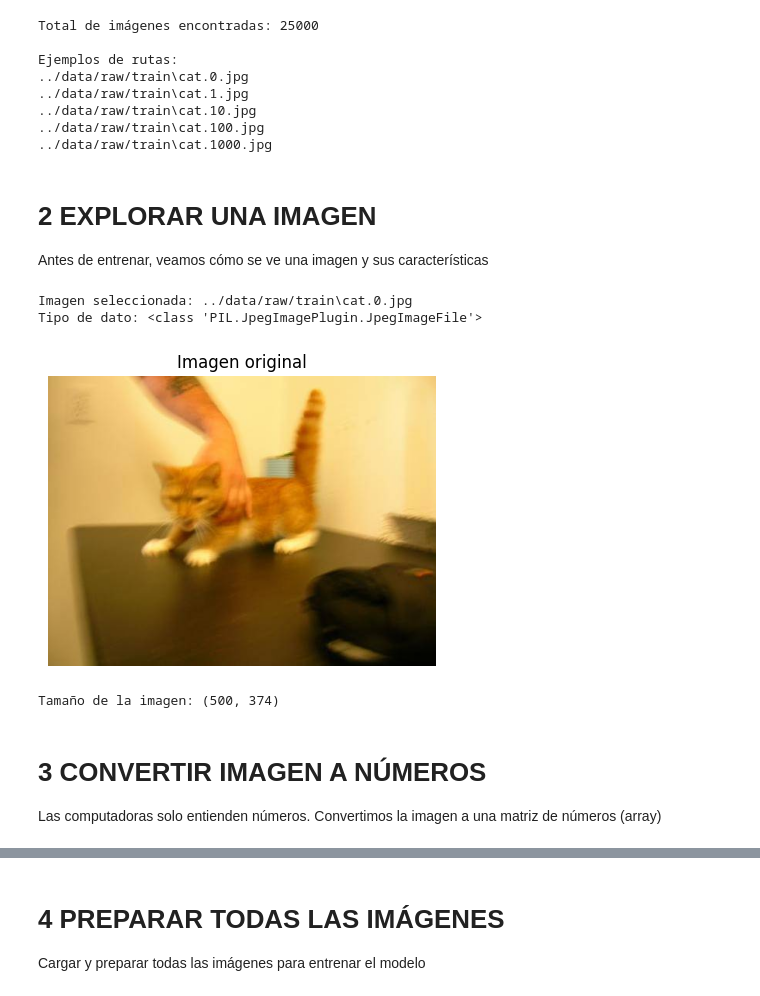
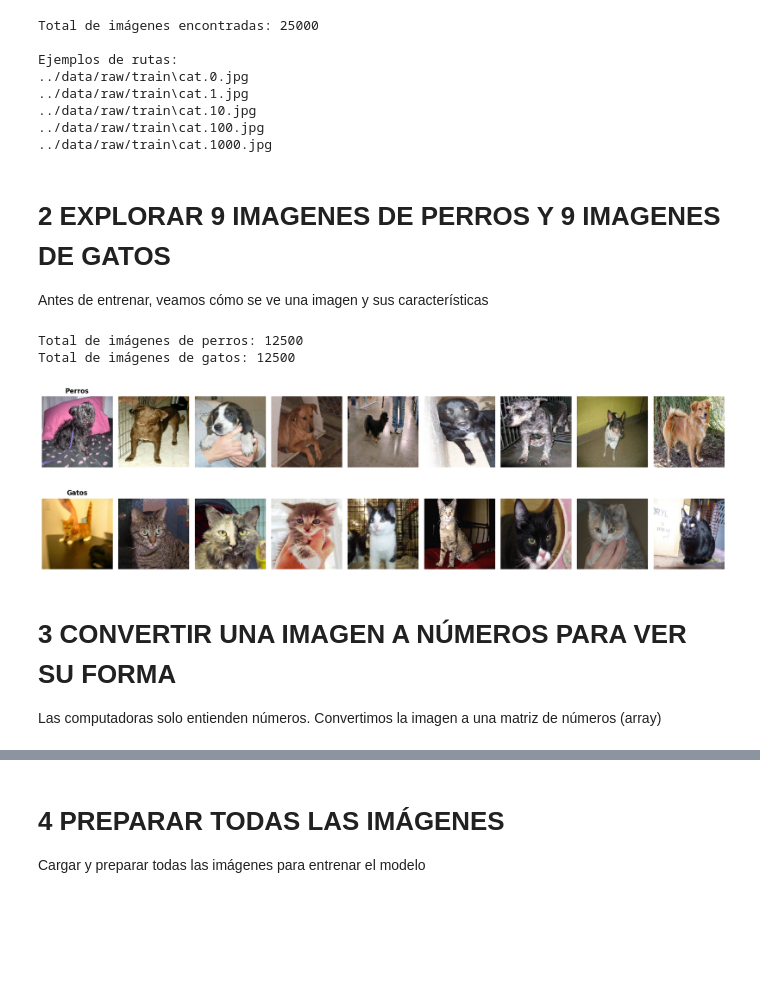
Before and after one commit to 4GeeksAcademy/cathycaz-intro-ml, a Jupyter notebook: src/11-image-classifier.ipynb, the cells around one changed output, grey strips where cells are left out. Drawn from its saved outputs; the diff is of its cells as text; code cells hidden in the pictures; blank space fills up the shorter version.

```diff
--- a/src/11-image-classifier.ipynb
+++ b/src/11-image-classifier.ipynb
@@ -35,28 +35,15 @@ Ejemplos de rutas:
 ../data/raw/train\cat.100.jpg
 ../data/raw/train\cat.1000.jpg
 # %% [markdown]
-# 2 EXPLORAR UNA IMAGEN
+# 2 EXPLORAR 9 IMAGENES DE PERROS Y 9 IMAGENES DE GATOS
 Antes de entrenar, veamos cómo se ve una imagen y sus características
-# %%
-# Cargar UNA imagen de ejemplo
-img_path = image_paths[0]  # Tomamos la primera imagen
-print(f"Imagen seleccionada: {img_path}")
-
-# Cargar la imagen
-img = image.load_img(img_path)  # Carga la imagen
-print(f"Tipo de dato: {type(img)}")
-
-# Mostrar la imagen
-plt.figure(figsize=(5, 5))
-plt.imshow(img)
-plt.title("Imagen original")
-plt.axis('off')  # Quita los ejes
-plt.show()
-
-# Ver las dimensiones (tamaño) de la imagen
-print(f"Tamaño de la imagen: {img.size}")  # (ancho, alto)
-# %% [output]
-Imagen seleccionada: ../data/raw/train\cat.0.jpg
-Tipo de dato: <class 'PIL.JpegImagePlugin.JpegImageFile'>
-[figure, removed]
-Tamaño de la imagen: (500, 374)
+# %%
+# Separar imágenes de perros y gatos
+dog_images = [path for path in image_paths if 'dog' in path.lower()]
+cat_images = [path for path in image_paths if 'cat' in path.lower()]
+
+print(f"Total de imágenes de perros: {len(dog_images)}")
+print(f"Total de imágenes de gatos: {len(cat_images)}")
+# %% [output]
+Total de imágenes de perros: 12500
+Total de imágenes de gatos: 12500
@@ -63,5 +54,29 @@ Tamaño de la imagen: (500, 374)
+# %%
+# Crear figura con subcuadrículas: 2 filas x 9 columnas
+fig, axes = plt.subplots(2, 9, figsize=(18, 6))
+
+# Fila 1: Perros
+for i, img_path in enumerate(dogs_sample):
+    img = image.load_img(img_path, target_size=(150, 150))
+    axes[0, i].imshow(img)
+    axes[0, i].axis('off')
+    if i == 0:
+        axes[0, i].set_title('Perros', fontsize=12, fontweight='bold')
+
+# Fila 2: Gatos
+for i, img_path in enumerate(cats_sample):
+    img = image.load_img(img_path, target_size=(150, 150))
+    axes[1, i].imshow(img)
+    axes[1, i].axis('off')
+    if i == 0:
+        axes[1, i].set_title('Gatos', fontsize=12, fontweight='bold')
+
+plt.tight_layout()
+plt.show()
+# %% [output]
+[figure, added]
 # %% [markdown]
-# 3 CONVERTIR IMAGEN A NÚMEROS
+# 3 CONVERTIR UNA IMAGEN A NÚMEROS PARA VER SU FORMA
 Las computadoras solo entienden números. Convertimos la imagen a una matriz de números (array)
 # %%
 # Convertir imagen a array (matriz de números)
```
Also changed, not shown: parts of 16 cells of this notebook, 2 other files.
